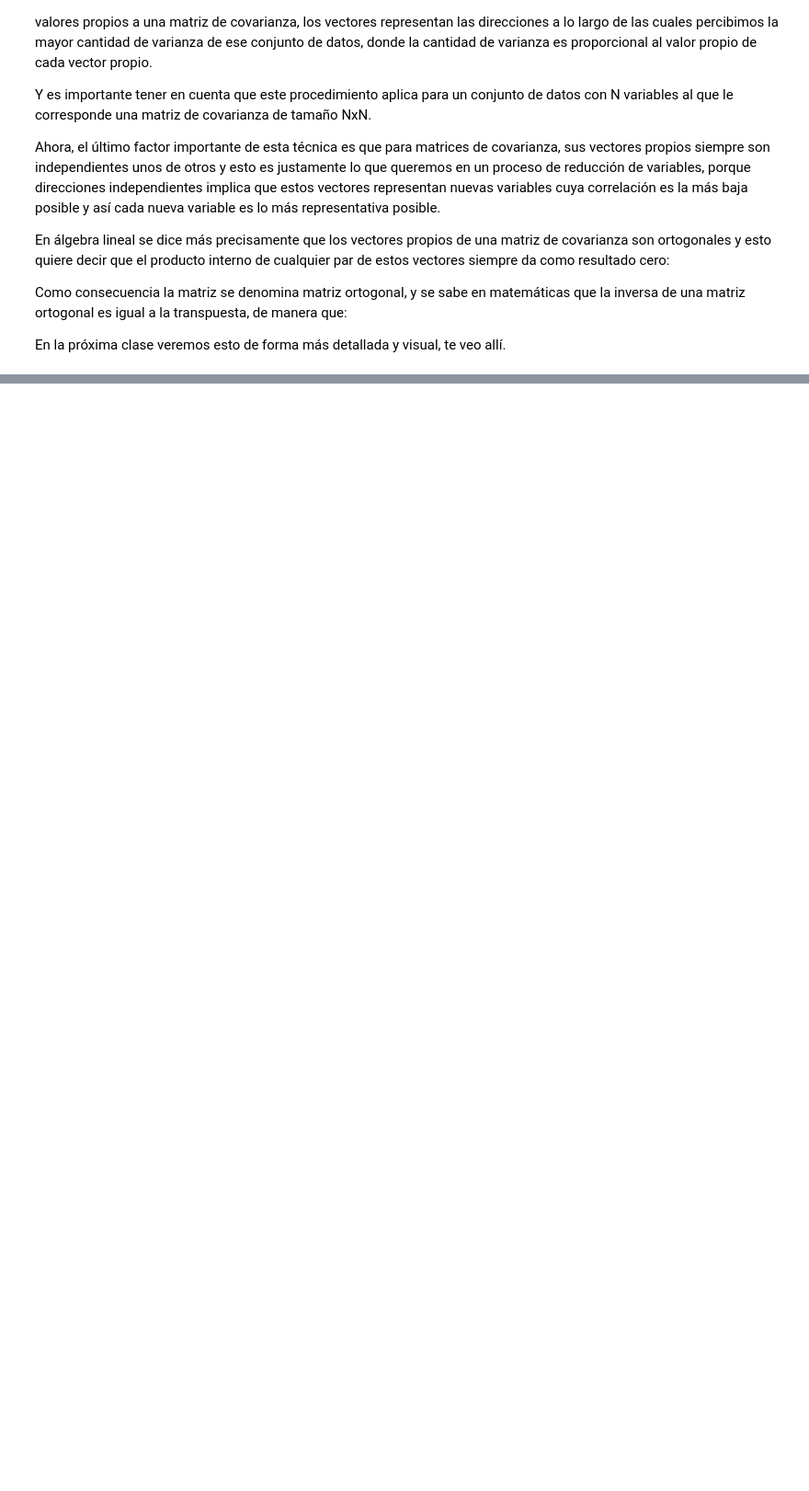
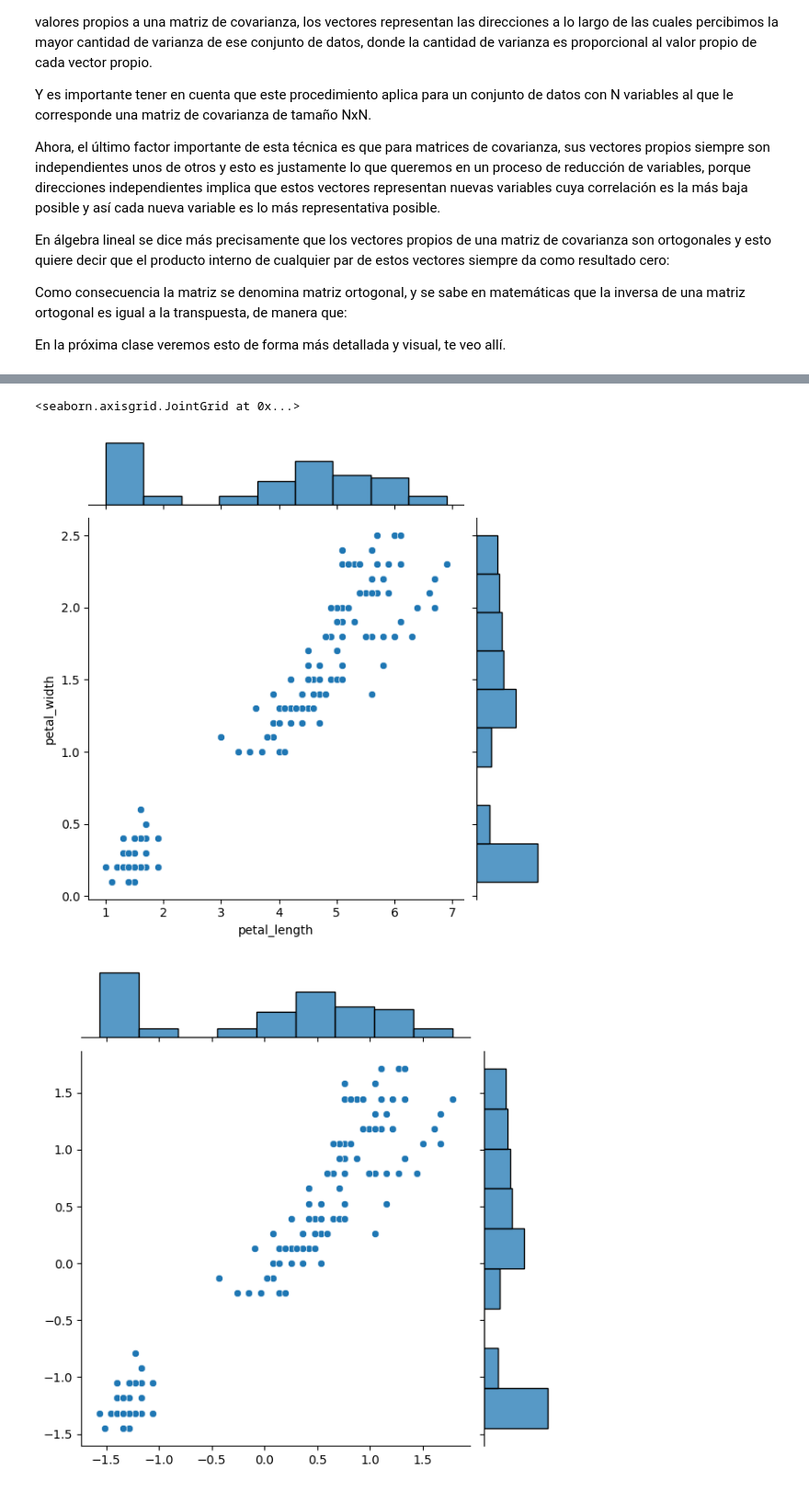
Before and after one commit to JuanDiegoZ/EstadisticaDescriptiva, a Jupyter notebook: EstadisticaDescriptivaIntroduccion.ipynb, the cells around one changed output, grey strips where cells are left out. Shown at 92% size. Cells and saved outputs as stored; diff of their text form; code cells hidden in the pictures; blank space fills up the shorter version.

```diff
--- a/EstadisticaDescriptivaIntroduccion.ipynb
+++ b/EstadisticaDescriptivaIntroduccion.ipynb
@@ -804,0 +832,7 @@ En la próxima clase veremos esto de forma más detallada y visual, te veo allí
+# %%
+sns.jointplot(x = iris['petal_length'], y = iris['petal_width'])
+sns.jointplot(x = scaled[:,2], y = scaled[:,3])
+# %% [output]
+<seaborn.axisgrid.JointGrid at 0x...>
+[figure, added]
+[figure, added]
```
Also changed, not shown: parts of 11 cells of this notebook.
